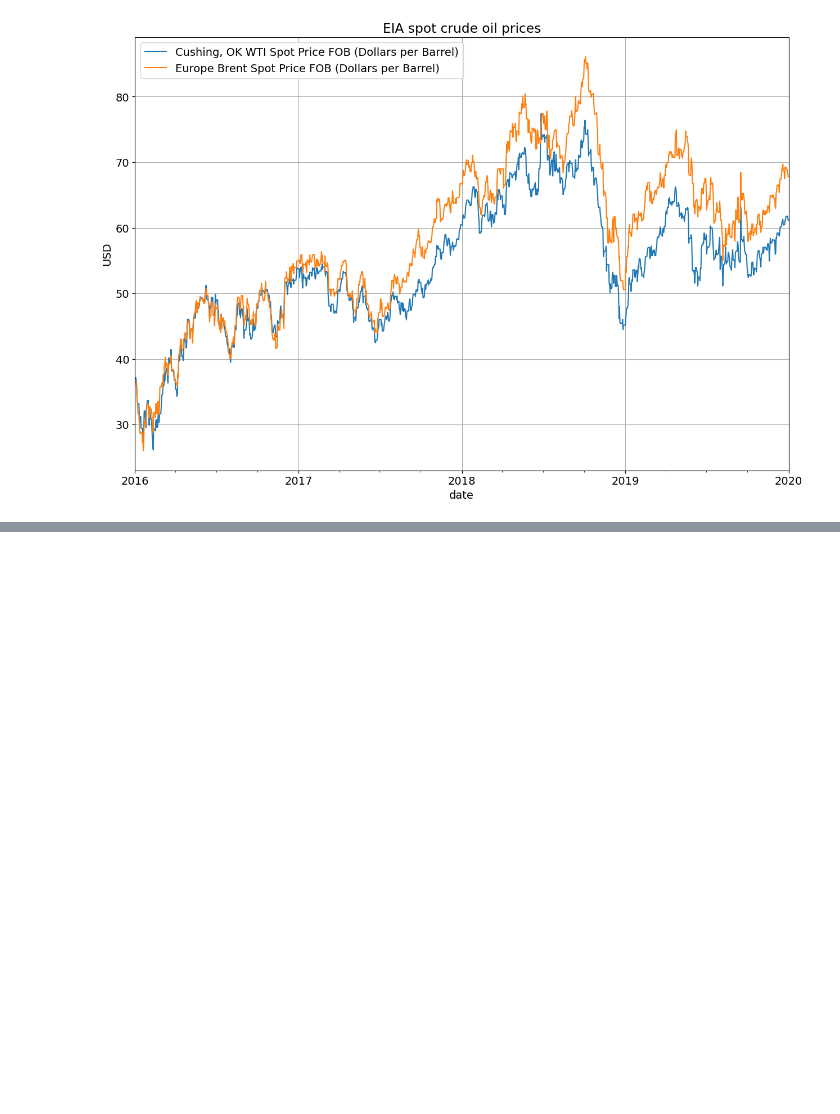
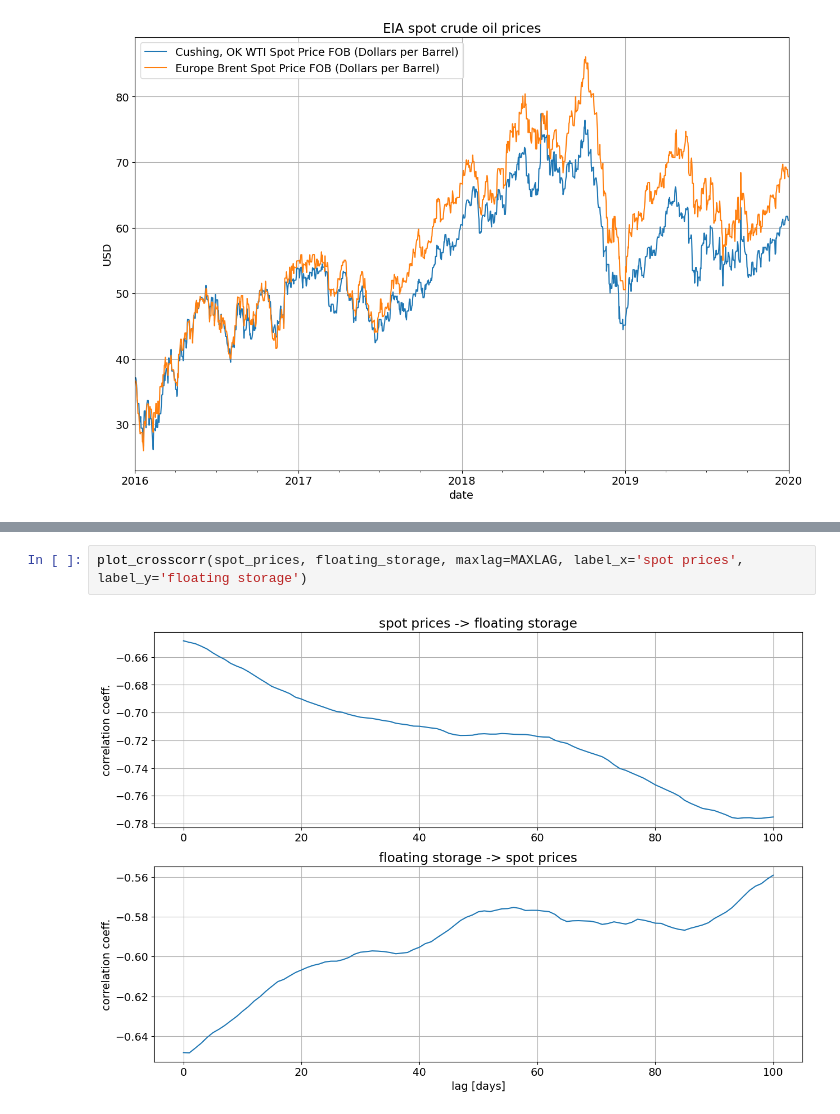
Before and after one commit to S-Dassou/crude_analysis_project, a Jupyter notebook: crude_fs_analysis_2016_20.ipynb, the cells around one changed output, grey strips where cells are left out. Drawn from its saved outputs; the diff is of its cells as text; blank space fills up the shorter version.

```diff
--- a/crude_fs_analysis_2016_20.ipynb
+++ b/crude_fs_analysis_2016_20.ipynb
@@ -97,0 +180,4 @@ plt.ylabel('USD');
+# %%
+plot_crosscorr(spot_prices, floating_storage, maxlag=MAXLAG, label_x='spot prices', label_y='floating storage')
+# %% [output]
+[figure, added]
```
Also changed, not shown: parts of 18 cells of this notebook.
